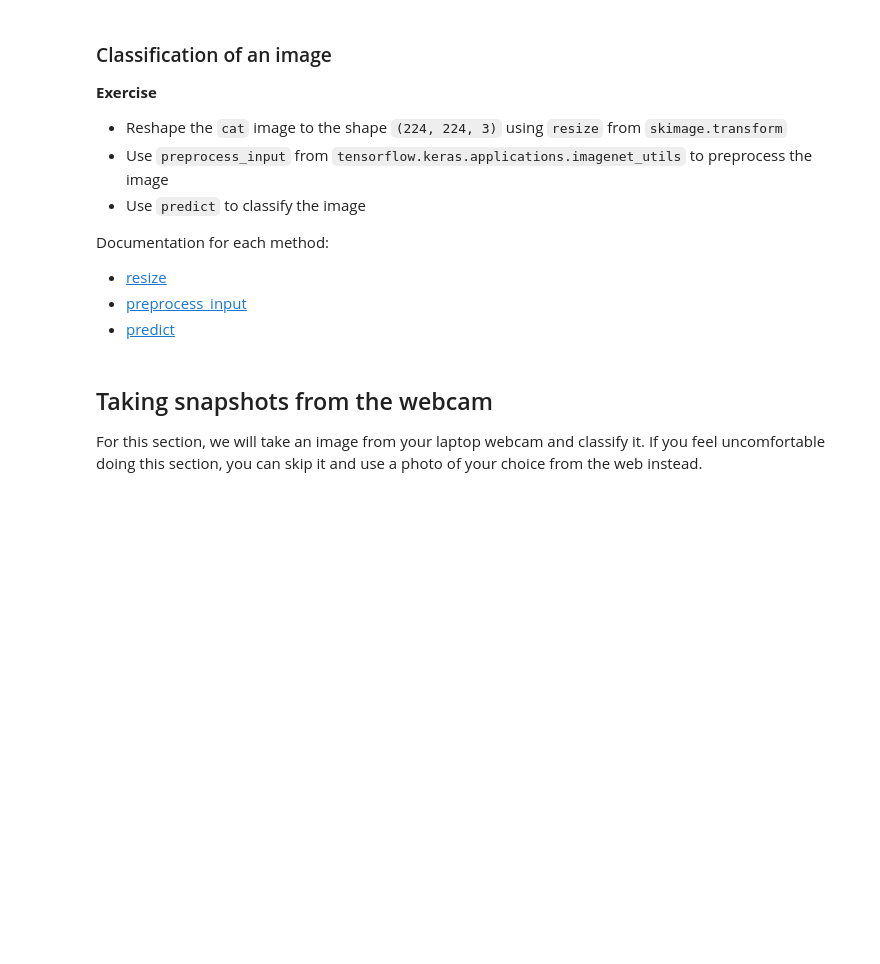
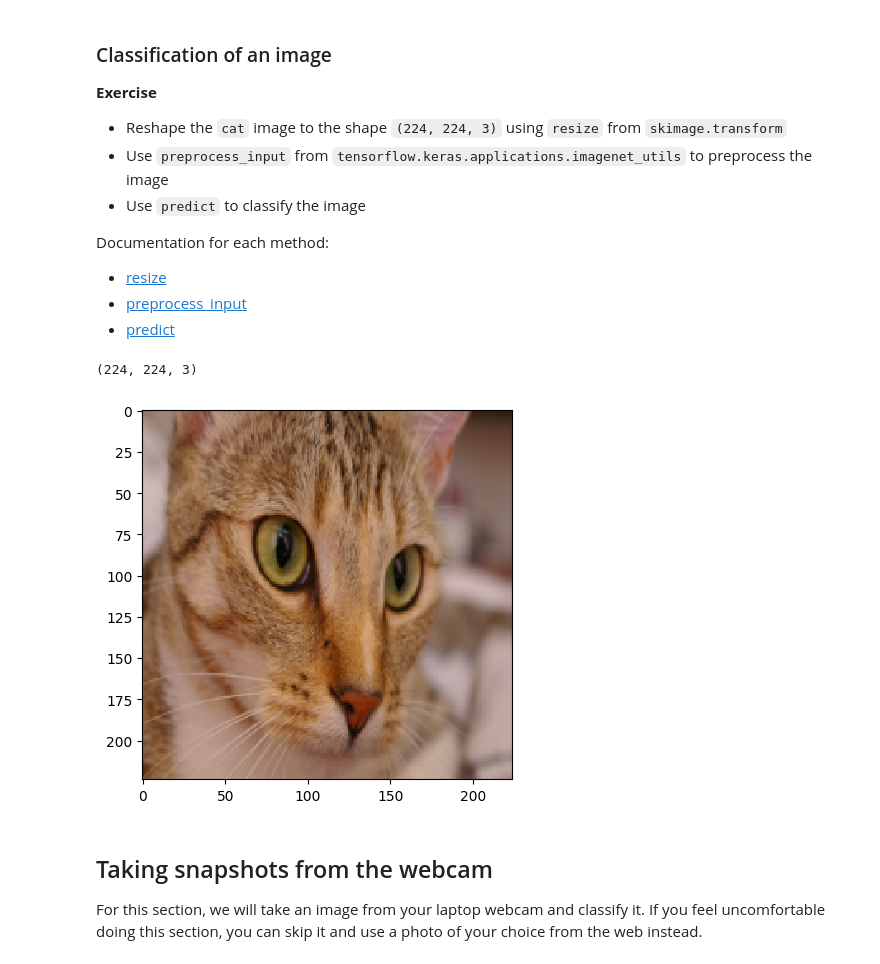
Before and after one commit to darshan-kale-dsi/deep_learning, a Jupyter notebook: 01_materials/labs/lab_4.ipynb, the cells around one changed output. Drawn from its saved outputs; the diff is of its cells as text; code cells hidden in the pictures; blank space fills up the shorter version.

```diff
--- a/01_materials/labs/lab_4.ipynb
+++ b/01_materials/labs/lab_4.ipynb
@@ -265,6 +288,17 @@ Documentation for each method:
 - [predict](https://www.tensorflow.org/api_docs/python/tf/keras/Model#predict)
 # %%
 from keras.applications.resnet50 import preprocess_input, decode_predictions
+
+from skimage.transform import resize
+
+lowres_image = resize(image, (224, 224), mode='reflect', anti_aliasing=True)
+lowres_image.shape
+# %% [output]
+(224, 224, 3)
+# %%
+plt.imshow(lowres_image, interpolation='nearest');
+# %% [output]
+[figure, added]
 # %% [markdown]
 ##  Taking snapshots from the webcam
 
```
Also changed, not shown: parts of 11 cells of this notebook.
